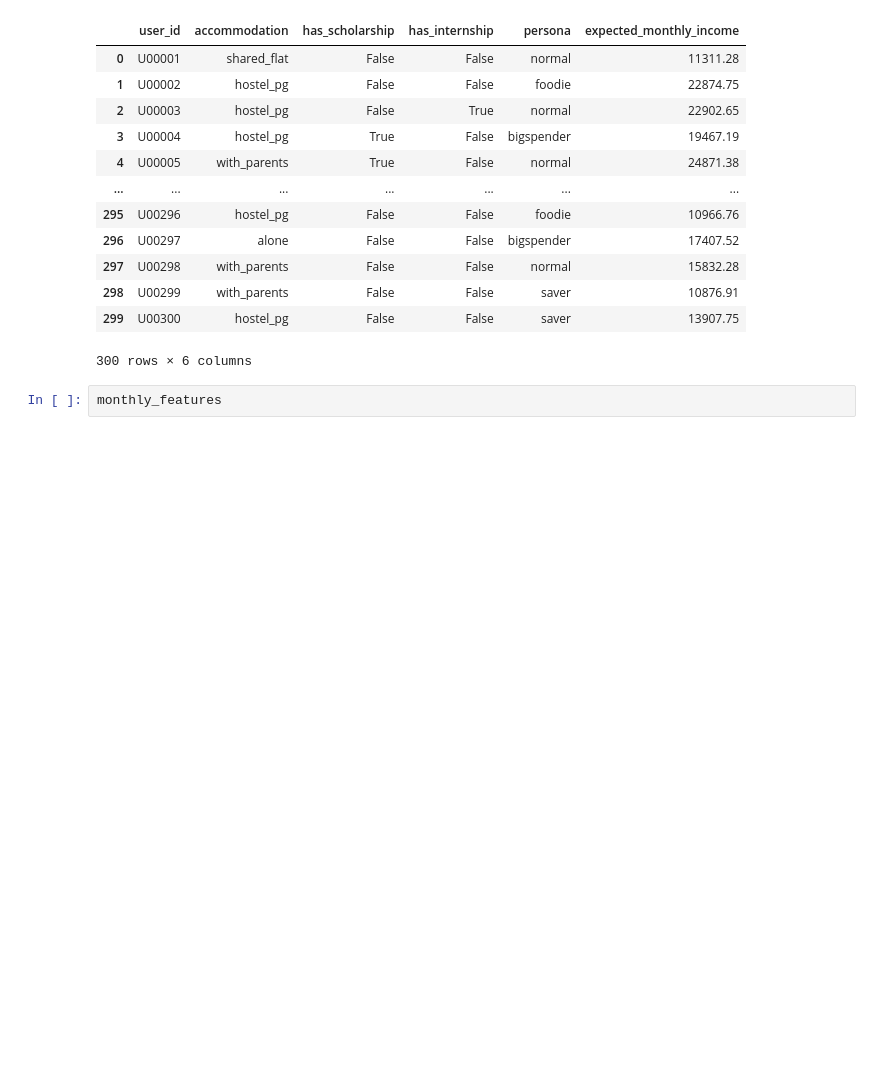
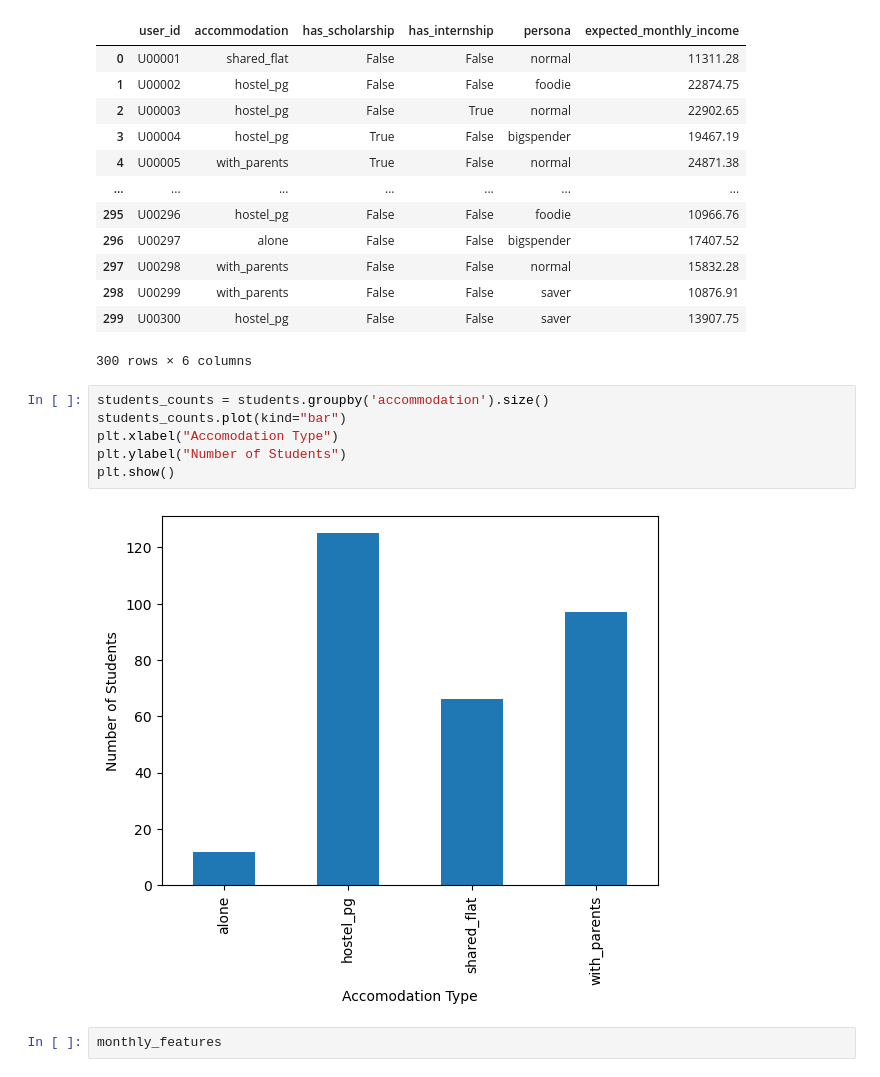
Before and after one commit to Vivek-afk81/Student_spending_analyzer, a Jupyter notebook: notebooks/EDA.ipynb, the cells around one changed output. Cells and saved outputs as stored; diff of their text form; blank space fills up the shorter version.

```diff
--- a/notebooks/EDA.ipynb
+++ b/notebooks/EDA.ipynb
@@ -59,6 +90,14 @@ students
 | 298 | U00299 | with_parents | False | False | saver | 10876.91 |
 | 299 | U00300 | hostel_pg | False | False | saver | 13907.75 |
 300 rows × 6 columns
+# %%
+students_counts = students.groupby('accommodation').size()
+students_counts.plot(kind="bar")
+plt.xlabel("Accomodation Type")
+plt.ylabel("Number of Students")
+plt.show()
+# %% [output]
+[figure, added]
 # %%
 monthly_features
 # %% [output]
```
Also changed, not shown: parts of 3 cells of this notebook.
